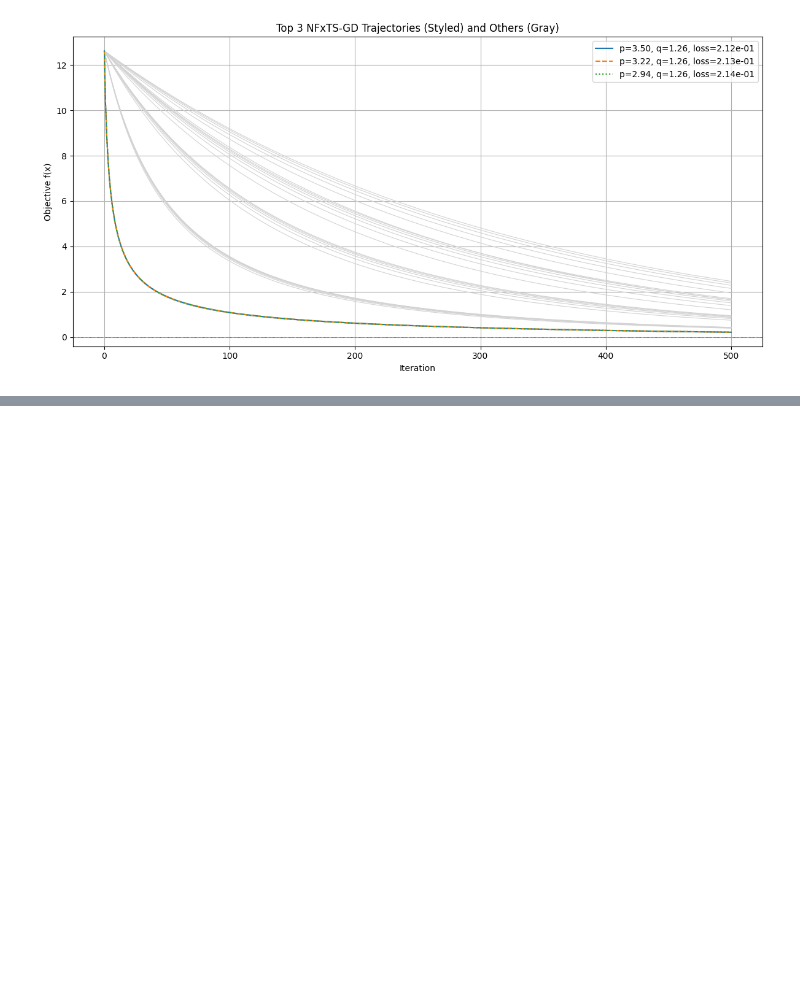
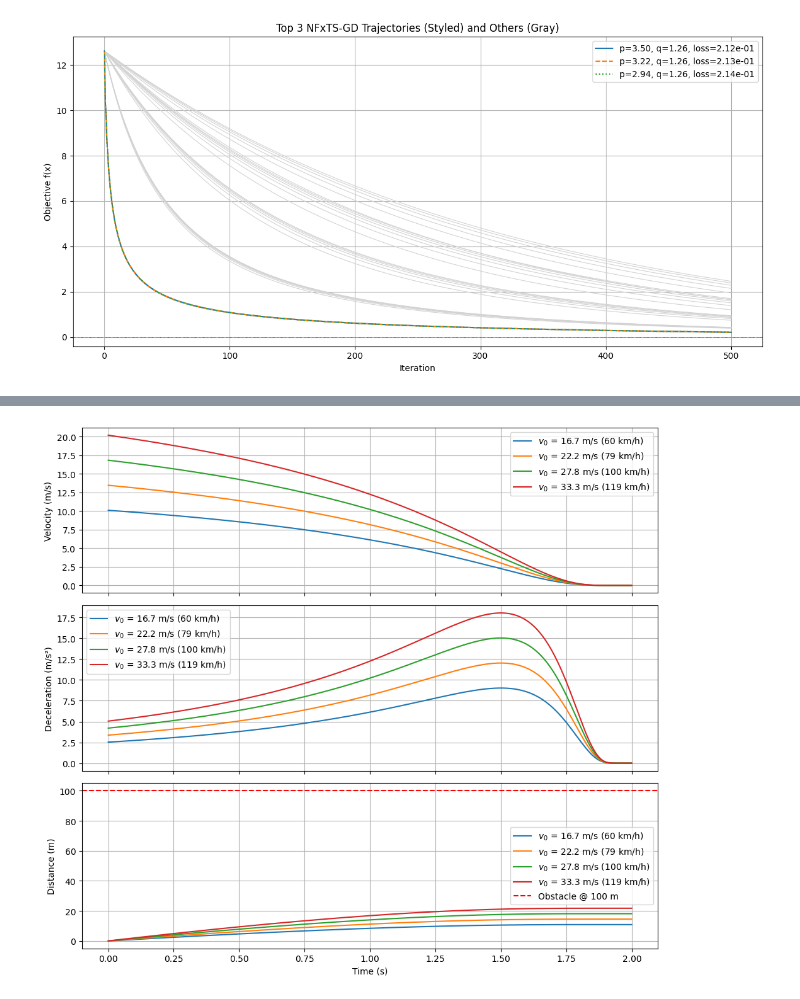
Before and after one commit to vadhri/distributed-optimization, a Jupyter notebook: Stabiilty.ipynb, the cells around one changed output, grey strips where cells are left out. Drawn from its saved outputs; the diff is of its cells as text; code cells hidden in the pictures; blank space fills up the shorter version.

```diff
--- a/Stabiilty.ipynb
+++ b/Stabiilty.ipynb
@@ -201,0 +534,59 @@ plt.show()
+# %%
+import numpy as np
+import matplotlib.pyplot as plt
+
+# Parameters
+initial_speeds = [16.67, 22.22, 27.78, 33.33]
+T = 2.0
+r = 1.0
+gamma = 2.0      # Must be >1
+
+# Time vector (avoid hitting T exactly)
+t = np.linspace(0, T - 1e-4, 1000)
+dt = t[1] - t[0]
+tau = np.clip(T - t, 1e-6, T)
+
+# Setup plots
+fig, axs = plt.subplots(3, 1, figsize=(10, 9), sharex=True)
+
+for v0 in initial_speeds:
+    # Prescribed-time velocity
+    v_t = v0 * np.exp(-r * tau**(1 - gamma))
+
+    # Acceleration
+    a_t = r * (1 - gamma) * tau**(-gamma) * v_t
+
+    # Distance
+    x_t = np.cumsum(v_t) * dt
+
+    # Append final value for smooth plot
+    t_ext = np.append(t, T)
+    v_ext = np.append(v_t, 0)
+    a_ext = np.append(a_t, 0)
+    x_ext = np.append(x_t, x_t[-1])
+
+    label = f"$v_0$ = {v0:.1f} m/s ({int(v0 * 3.6)} km/h)"
+
+    axs[0].plot(t_ext, v_ext, label=label)
+    axs[1].plot(t_ext, -a_ext, label=label)
+    axs[2].plot(t_ext, x_ext, label=label)
+
+# Plot settings
+axs[0].set_ylabel("Velocity (m/s)")
+axs[0].legend()
+axs[0].grid(True)
+
+axs[1].set_ylabel("Deceleration (m/s²)")
+axs[1].legend()
+axs[1].grid(True)
+
+axs[2].set_ylabel("Distance (m)")
+axs[2].set_xlabel("Time (s)")
+axs[2].axhline(100, linestyle='--', color='red', label='Obstacle @ 100 m')
+axs[2].legend()
+axs[2].grid(True)
+
+plt.tight_layout()
+plt.show()
+# %% [output]
+[figure, added]
```
Also changed, not shown: parts of 11 cells of this notebook.
